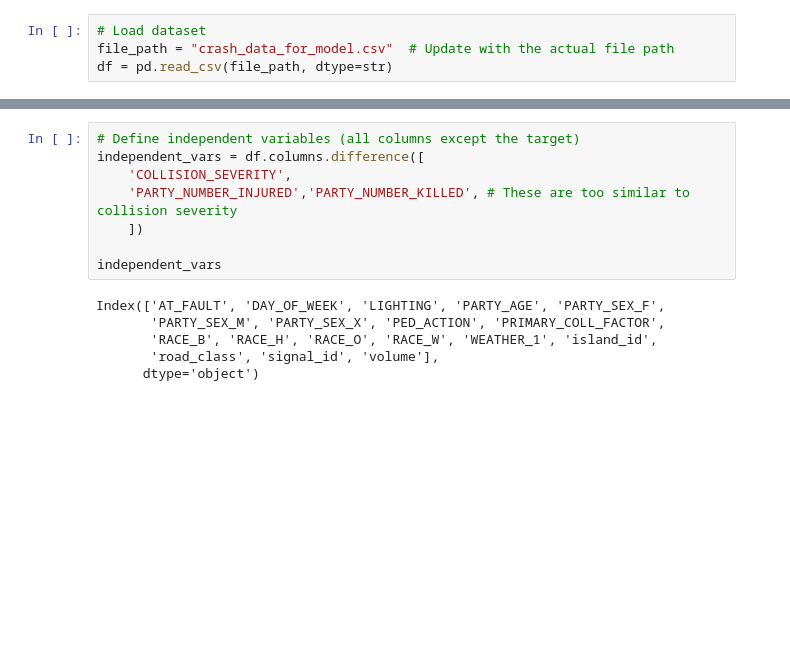
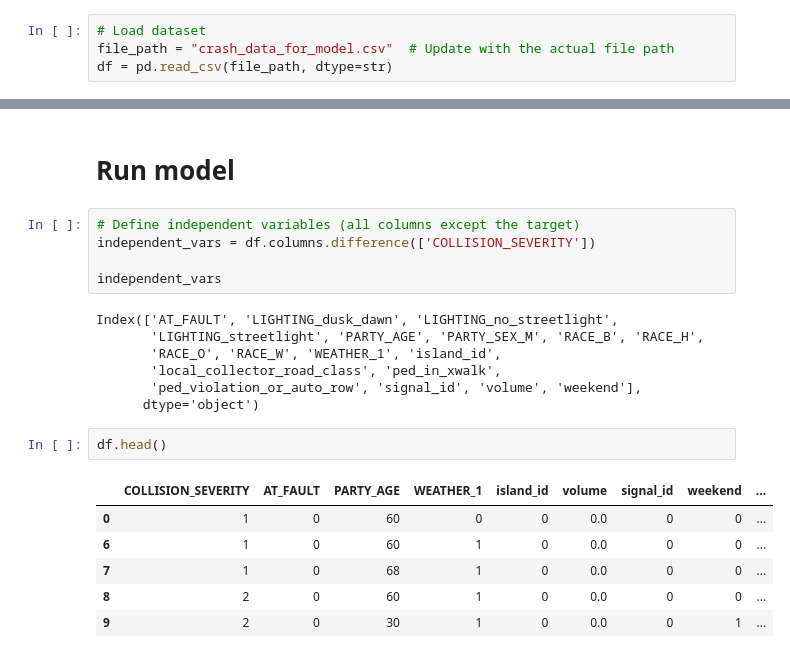
Before and after one commit to AnwarBaroudi/traffic_islands_study, a Jupyter notebook: crash_severity_model_2april.ipynb, the cells around one changed output, grey strips where cells are left out. Cells and saved outputs as stored; diff of their text form; blank space fills up the shorter version.

```diff
--- a/crash_severity_model_2april.ipynb
+++ b/crash_severity_model_2april.ipynb
@@ -240,17 +553,26 @@ dtype: object
+# %% [markdown]
+# Run model
 # %%
 # Define independent variables (all columns except the target)
-independent_vars = df.columns.difference([
-    'COLLISION_SEVERITY',
-    'PARTY_NUMBER_INJURED','PARTY_NUMBER_KILLED', # These are too similar to collision severity
-    ])
+independent_vars = df.columns.difference(['COLLISION_SEVERITY'])
 
 independent_vars
 # %% [output]
-Index(['AT_FAULT', 'DAY_OF_WEEK', 'LIGHTING', 'PARTY_AGE', 'PARTY_SEX_F',
-       'PARTY_SEX_M', 'PARTY_SEX_X', 'PED_ACTION', 'PRIMARY_COLL_FACTOR',
-       'RACE_B', 'RACE_H', 'RACE_O', 'RACE_W', 'WEATHER_1', 'island_id',
-       'road_class', 'signal_id', 'volume'],
+Index(['AT_FAULT', 'LIGHTING_dusk_dawn', 'LIGHTING_no_streetlight',
+       'LIGHTING_streetlight', 'PARTY_AGE', 'PARTY_SEX_M', 'RACE_B', 'RACE_H',
+       'RACE_O', 'RACE_W', 'WEATHER_1', 'island_id',
+       'local_collector_road_class', 'ped_in_xwalk',
+       'ped_violation_or_auto_row', 'signal_id', 'volume', 'weekend'],
       dtype='object')
+# %%
+df.head()
+# %% [output]
+|  | COLLISION_SEVERITY | AT_FAULT | PARTY_AGE | WEATHER_1 | island_id | volume | signal_id | weekend | ... |
+| 0 | 1 | 0 | 60 | 0 | 0 | 0.0 | 0 | 0 | ... |
+| 6 | 1 | 0 | 60 | 1 | 0 | 0.0 | 0 | 0 | ... |
+| 7 | 1 | 0 | 68 | 1 | 0 | 0.0 | 0 | 0 | ... |
+| 8 | 2 | 0 | 60 | 1 | 0 | 0.0 | 0 | 0 | ... |
+| 9 | 2 | 0 | 30 | 1 | 0 | 0.0 | 0 | 1 | ... |
 # %%
 # Specify and calibrate the Ordered Logit Model
 model = OrderedModel(
```
Also changed, not shown: parts of 46 cells of this notebook, 2 other files.
